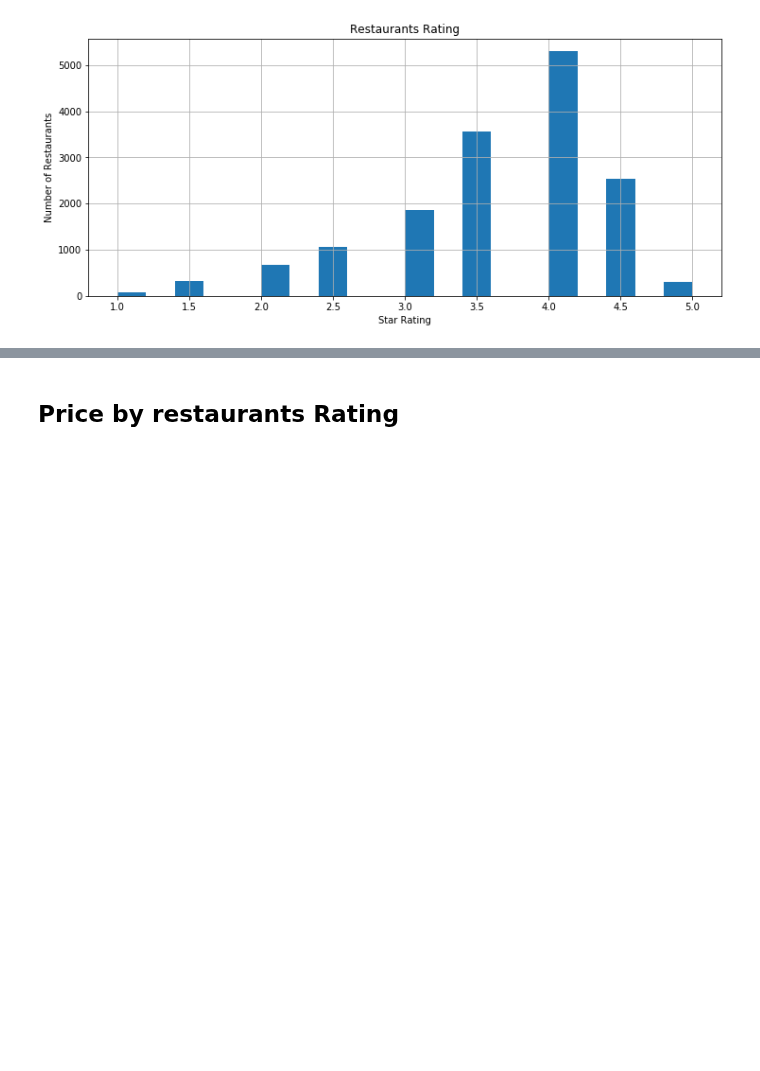
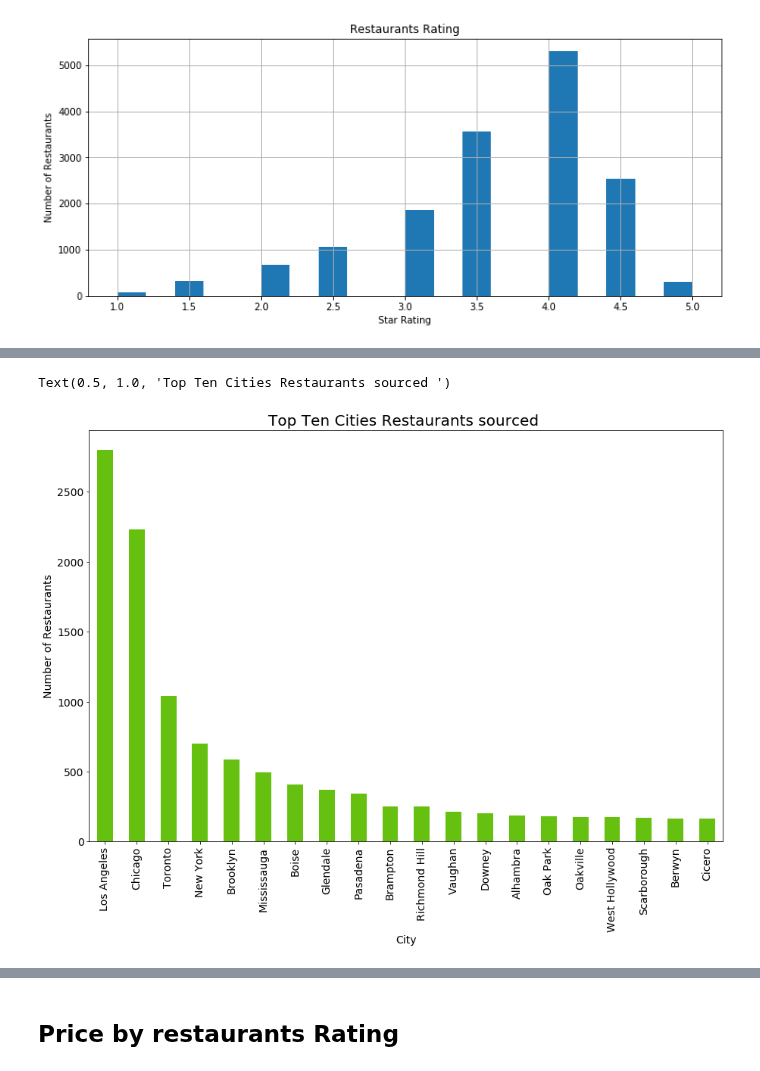
Before and after one commit to ermiasgelaye/Yelp-Challenge, a Jupyter notebook: pyRestaurants/yelp-challenge.ipynb, the cells around one changed output, grey strips where cells are left out. Saved outputs shown, nothing was run; the diff lists cells and outputs as text; code cells hidden in the pictures; blank space fills up the shorter version.

```diff
--- a/pyRestaurants/yelp-challenge.ipynb
+++ b/pyRestaurants/yelp-challenge.ipynb
@@ -396,0 +451,12 @@ Name: City, Length: 196, dtype: int64
+# %%
+# Top twinity cities Restaurants sourced
+count_rest = cleaned_data.groupby(["City"]).count()["Restaurants"]
+sort_cities=count_rest.sort_values(ascending = False)
+top_cities=sort_cities.head(20)
+plot_pandas = top_cities.plot.bar(figsize=(15,10), color='#66C010',fontsize = 14)
+plt.xlabel("City",fontsize = 14)
+plt.ylabel("Number of Restaurants",fontsize = 14)
+plt.title("Top Ten Cities Restaurants sourced ",fontsize = 20)
+# %% [output]
+Text(0.5, 1.0, 'Top Ten Cities Restaurants sourced ')
+[figure, added]
```
Also changed, not shown: parts of 47 cells of this notebook, 1 other file.
